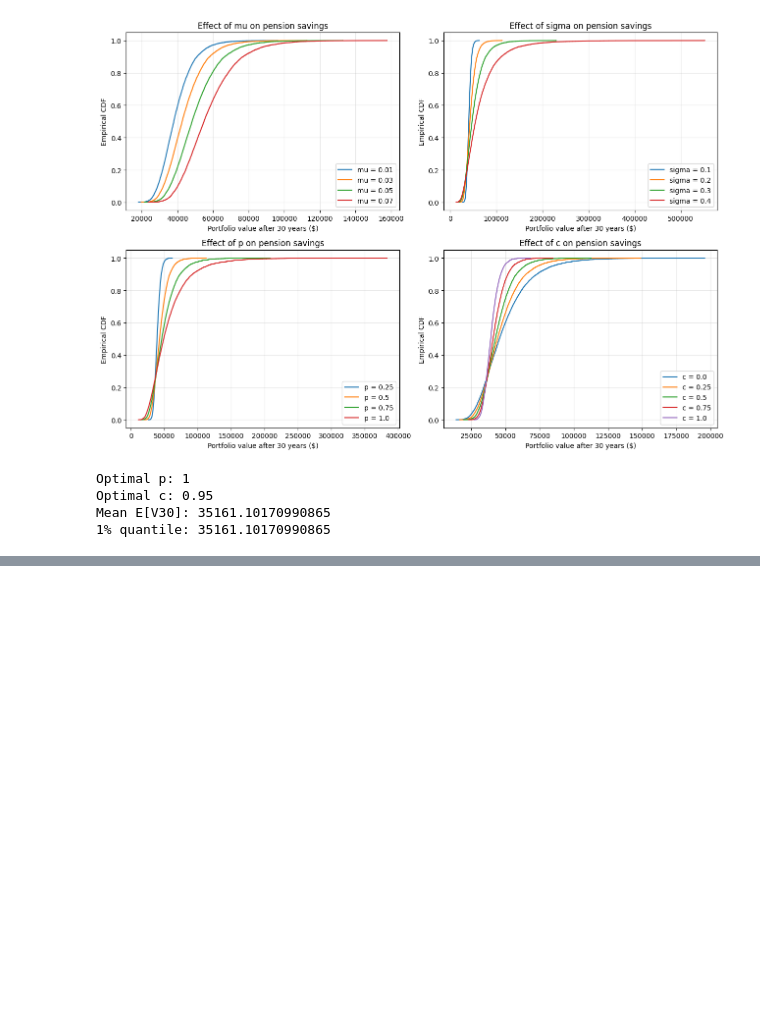
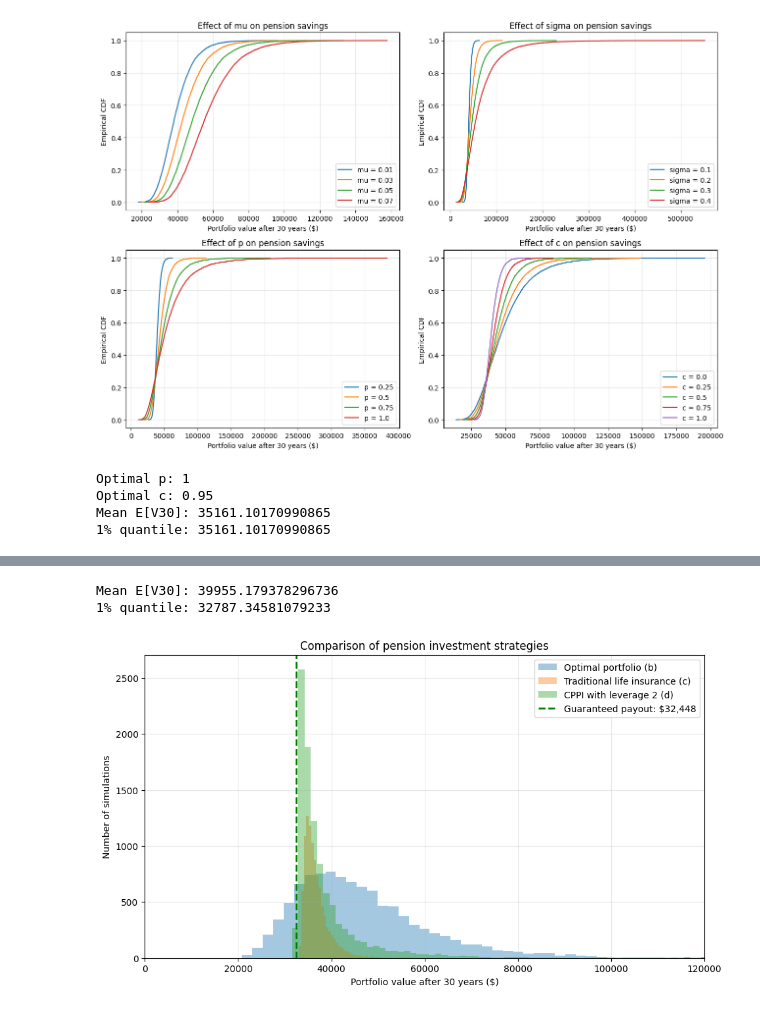
Before and after one commit to tom-fritzdorf/Risk-managment, a Jupyter notebook: Part2B.ipynb, the cells around one changed output, grey strips where cells are left out. Drawn from its saved outputs; the diff is of its cells as text; code cells hidden in the pictures; blank space fills up the shorter version.

```diff
--- a/Part2B.ipynb
+++ b/Part2B.ipynb
@@ -260,0 +264,70 @@ Mean E[V30]: 36844.89351195229
+# %%
+
+mu = 0.03
+sigma = 0.2
+r = 0.01
+r_bar = 0.005
+V_0 = 1000
+
+def pension_d(mu, sigma, Z_k):
+    V_list = [0]
+
+    R_k = np.exp(mu + sigma * Z_k)
+
+    for k in range(1, 31):
+
+        if V_list[k-1] < G(k-1):
+            # Below guarantee: invest everything in bond
+            B_k = V_list[k-1] + V_0
+            S_k = 0
+
+        else:
+            # CPPI strategy with leverage 2
+            S_k = 2 * (V_list[k-1] + V_0 - G(k)*np.exp(-r))
+            B_k = V_list[k-1] + V_0 - S_k
+
+        V_k = S_k * R_k[k-1] + B_k * np.exp(r)
+
+        V_list.append(V_k)
+
+    return V_list[-1]
+
+
+V_30_d = np.array([
+    pension_d(mu, sigma, z)
+    for z in Z
+])
+
+mean_d = np.mean(V_30_d)
+quantile_d = np.quantile(V_30_d, 0.01)
+
+print("Mean E[V30]:", mean_d)
+print("1% quantile:", quantile_d)
+
+
+plt.figure(figsize=(11, 6))
+
+plt.hist(V_optimal, bins=80, alpha=0.4,
+         label="Optimal portfolio (b)")
+
+plt.hist(V_30_c, bins=80, alpha=0.4,
+         label="Traditional life insurance (c)")
+
+plt.hist(V_30_d, bins=300, alpha=0.4,
+         label="CPPI with leverage 2 (d)")
+
+plt.axvline(G(30), color="green", linestyle="--",
+            linewidth=2,
+            label=f"Guaranteed payout: ${G(30):,.0f}")
+
+plt.xlabel("Portfolio value after 30 years ($)")
+plt.ylabel("Number of simulations")
+plt.xlim(0,120000)
+plt.title("Comparison of pension investment strategies")
+plt.legend()
+plt.grid(alpha=0.3)
+plt.show()
+# %% [output]
+Mean E[V30]: 39955.179378296736
+1% quantile: 32787.34581079233
+[figure, added]
```
Also changed, not shown: parts of 4 cells of this notebook.
